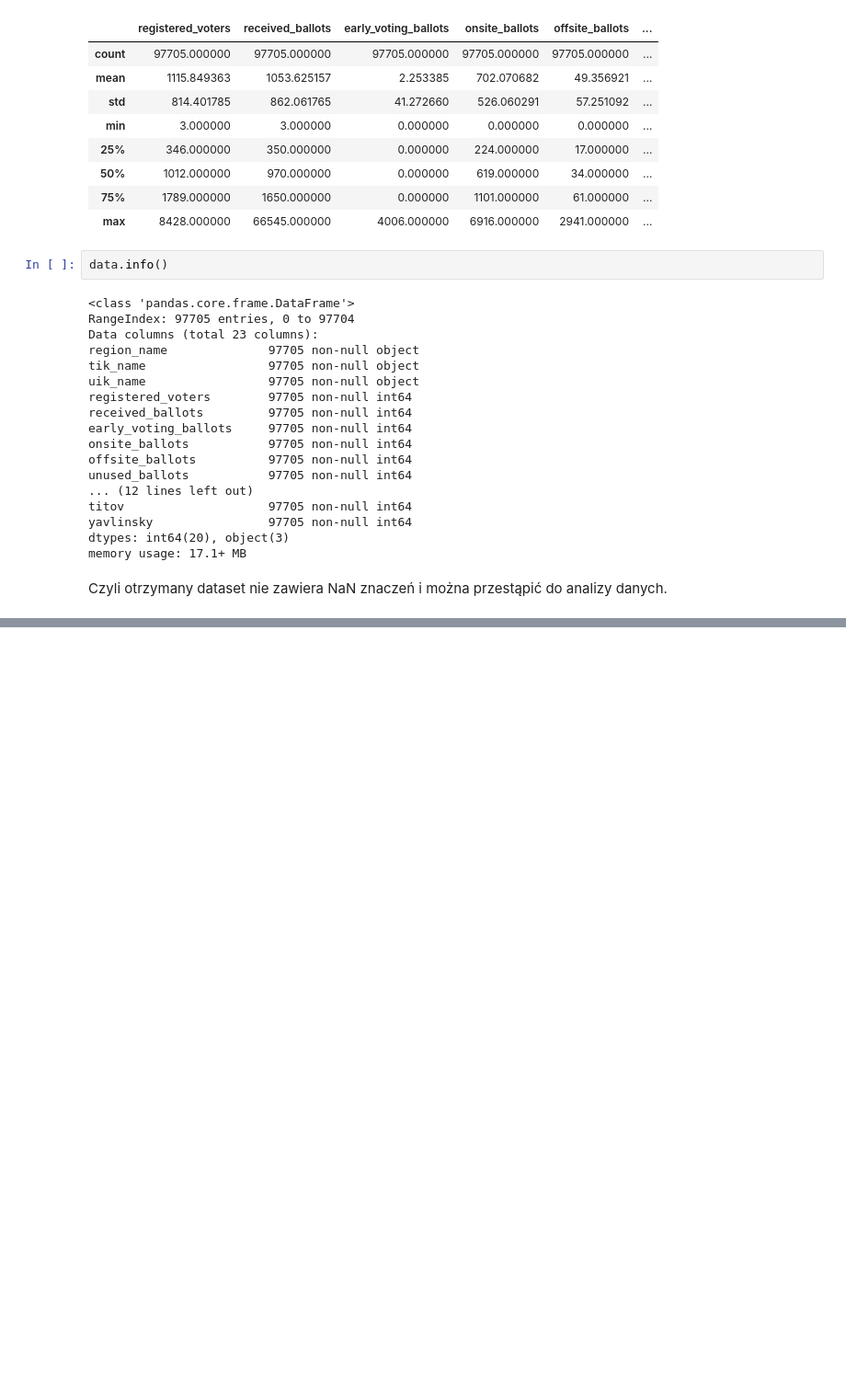
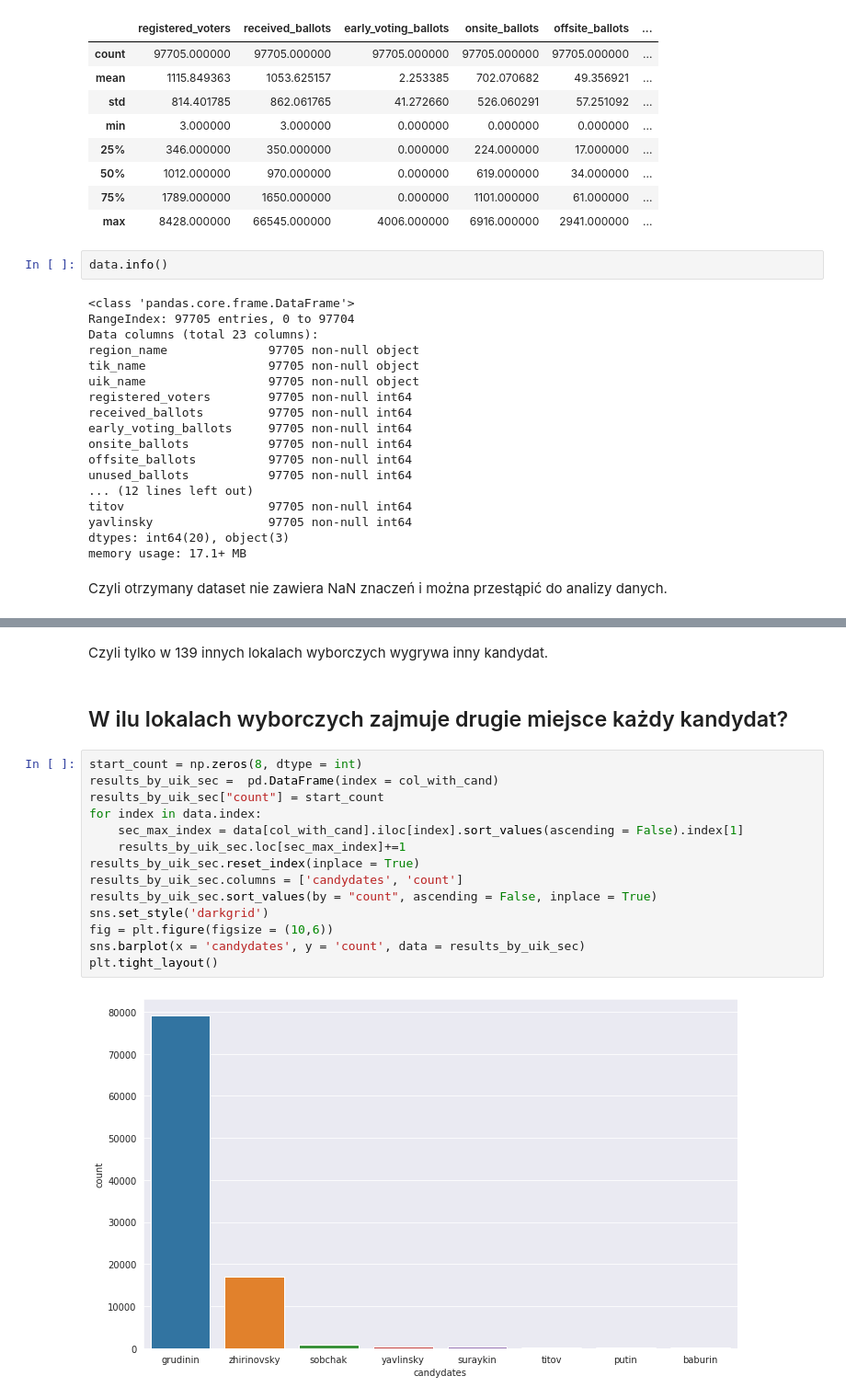
Before and after one commit to vadzhuravlev/ONS, a Jupyter notebook: Project.ipynb, the cells around one changed output, grey strips where cells are left out. Shown at 92% size. Drawn from its saved outputs; the diff is of its cells as text; blank space fills up the shorter version.

```diff
--- a/Project.ipynb
+++ b/Project.ipynb
@@ -117,0 +237,20 @@ memory usage: 11.4+ MB
+# %% [markdown]
+Czyli tylko w 139 innych lokalach wyborczych wygrywa inny kandydat.
+# %% [markdown]
+## W ilu lokalach wyborczych zajmuje drugie miejsce każdy kandydat?
+# %%
+start_count = np.zeros(8, dtype = int)
+results_by_uik_sec =  pd.DataFrame(index = col_with_cand)
+results_by_uik_sec["count"] = start_count
+for index in data.index:
+    sec_max_index = data[col_with_cand].iloc[index].sort_values(ascending = False).index[1]
+    results_by_uik_sec.loc[sec_max_index]+=1
+results_by_uik_sec.reset_index(inplace = True)
+results_by_uik_sec.columns = ['candydates', 'count']
+results_by_uik_sec.sort_values(by = "count", ascending = False, inplace = True)
+sns.set_style('darkgrid')
+fig = plt.figure(figsize = (10,6))
+sns.barplot(x = 'candydates', y = 'count', data = results_by_uik_sec)
+plt.tight_layout()
+# %% [output]
+[figure, added]
```
Also changed, not shown: parts of 37 cells of this notebook.
